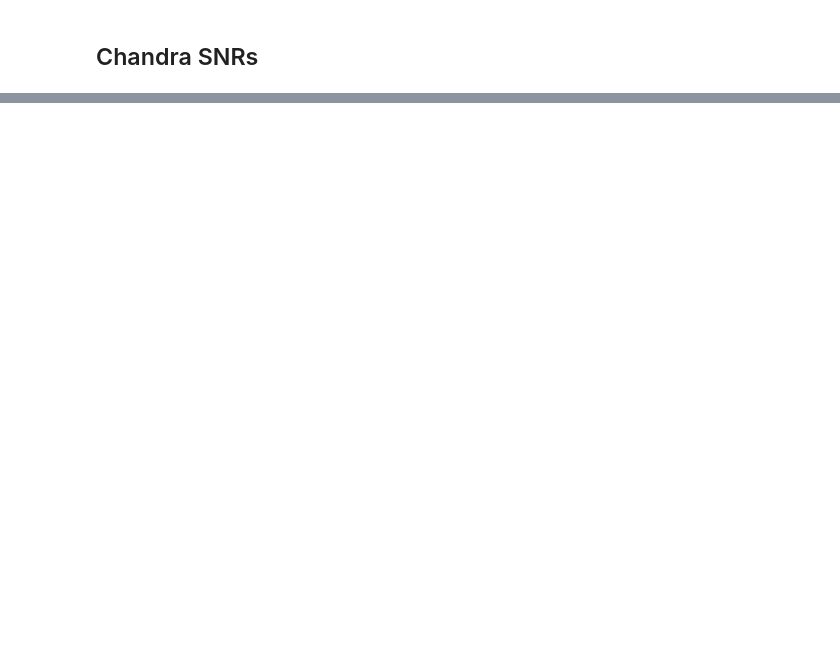
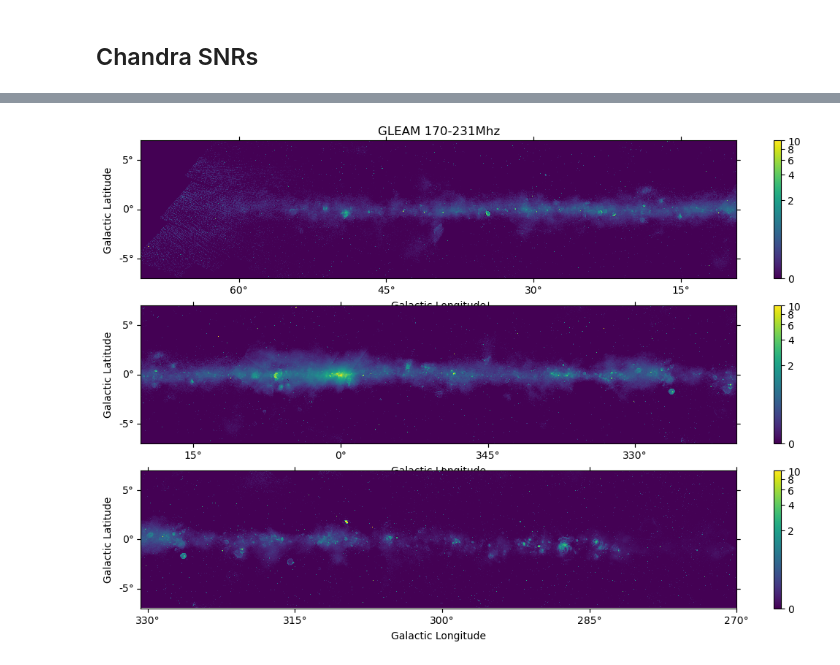
Before and after one commit to jolideco-91a763fa/jolideco-gmm-prior-library, a Jupyter notebook: checks/plot-examples.ipynb, the cells around one changed output, grey strips where cells are left out. Drawn from its saved outputs; the diff is of its cells as text; code cells hidden in the pictures; blank space fills up the shorter version.

```diff
--- a/checks/plot-examples.ipynb
+++ b/checks/plot-examples.ipynb
@@ -24,0 +48,34 @@ axes[1].imshow(image_g292[0].data, norm=norm, cmap='gray')
+# %%
+array, footprint = reproject_and_coadd(
+    filenames,
+    output_projection=target.geom.wcs,
+    shape_out=target.geom.data_shape,
+    reproject_function=reproject_interp,
+)
+# %%
+target.data = array
+# %%
+fig = plt.figure(figsize=(12, 8))
+
+cmap = plt.get_cmap("viridis")
+cmap.set_bad(cmap(0))
+
+norm = simple_norm(target.data, stretch="asinh", min_cut=0, max_cut=10, asinh_a=0.05)
+
+plotter = MapPanelPlotter(
+    figure=fig,
+    xlim=Angle([70, -90], "deg"),
+    ylim=Angle([-7, 7], "deg"),
+    npanels=3,
+    left=0.05,
+    bottom=0.08,
+    top=0.95,
+)
+
+axes = plotter.plot(target, cmap=cmap, stretch="sqrt", add_cbar=True, norm=norm)
+axes[0].set_title("GLEAM 170-231Mhz")
+
+plt.tight_layout()
+plt.savefig('../gleam/plots/gleam-data.png')
+# %% [output]
+[figure, added]
```
Also changed, not shown: parts of 9 cells of this notebook, 2 other files.
